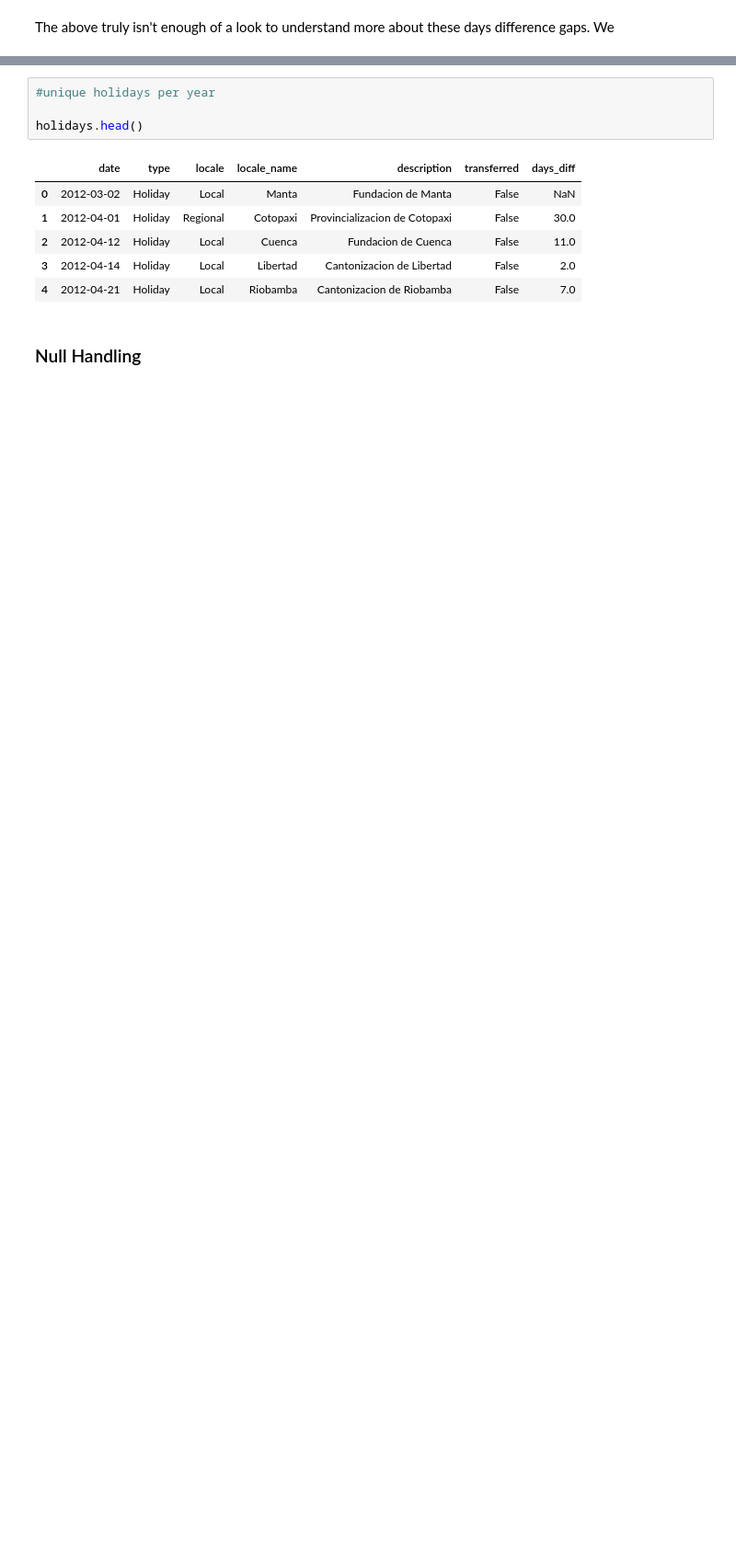
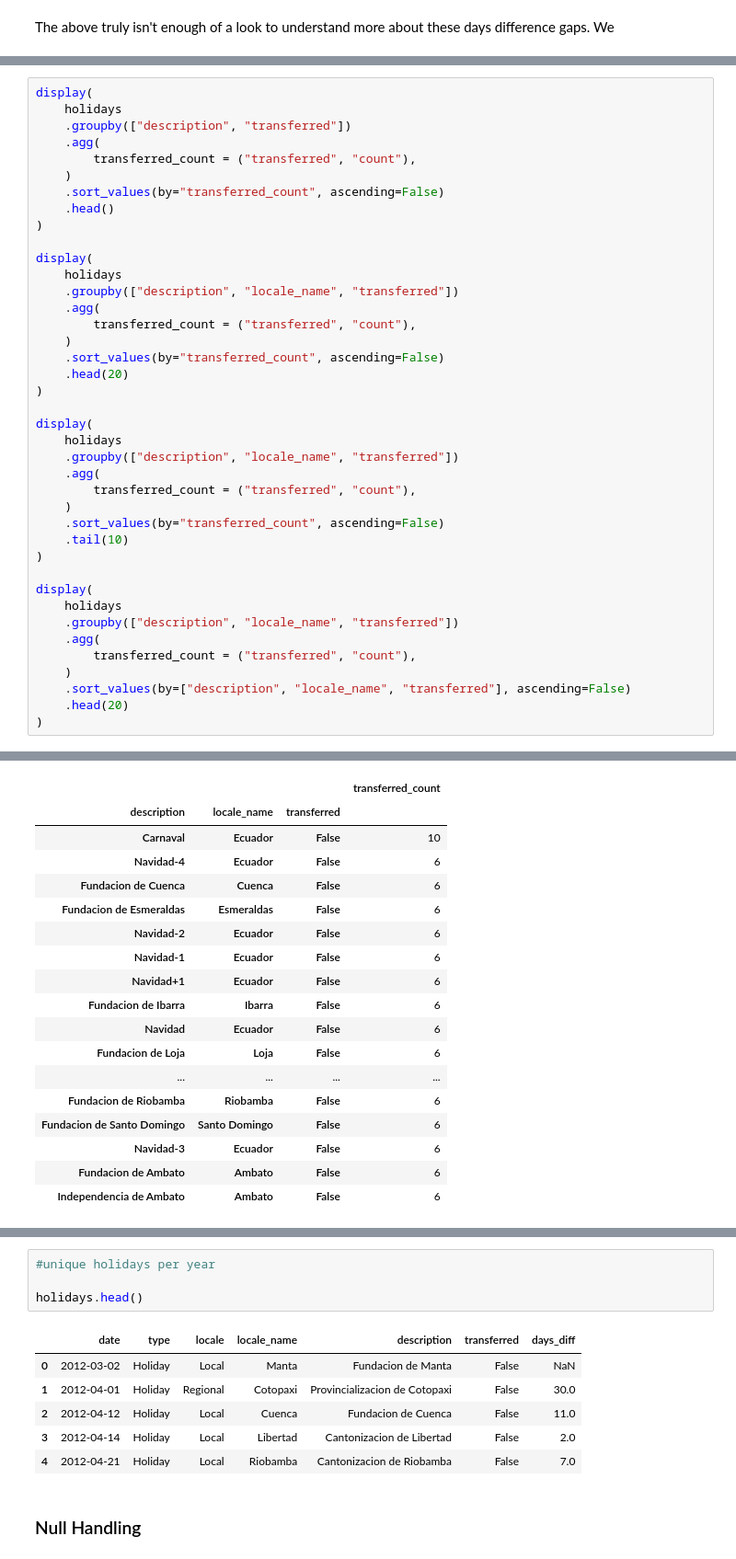
Before and after one commit to chriskuz/store_sales_time_series_forecasting, a Jupyter notebook: src/data_look.ipynb, the cells around one changed output, grey strips where cells are left out. Shown at 92% size. Cells and saved outputs as stored; diff of their text form; blank space fills up the shorter version.

Commit message:
explored a lot of holidays stuff. trying to make sense of it.

```diff
--- a/src/data_look.ipynb
+++ b/src/data_look.ipynb
@@ -436,0 +491,41 @@ The above truly isn't enough of a look to understand more about these days diffe
+# %%
+display(
+    holidays
+    .groupby(["description", "transferred"])
+    .agg(
+        transferred_count = ("transferred", "count"),
+    )
+    .sort_values(by="transferred_count", ascending=False)
+    .head()
+)
+
+display(
+    holidays
+    .groupby(["description", "locale_name", "transferred"])
+    .agg(
+        transferred_count = ("transferred", "count"),
+    )
+    .sort_values(by="transferred_count", ascending=False)
+    .head(20)
+)
+
+display(
+    holidays
+    .groupby(["description", "locale_name", "transferred"])
+    .agg(
+        transferred_count = ("transferred", "count"),
+    )
+    .sort_values(by="transferred_count", ascending=False)
+    .tail(10)
+)
+
+display(
+    holidays
+    .groupby(["description", "locale_name", "transferred"])
+    .agg(
+        transferred_count = ("transferred", "count"),
+    )
+    .sort_values(by=["description", "locale_name", "transferred"], ascending=False)
+    .head(20)
+)
+# %% [output]
@@ -436,0 +539,18 @@ The above truly isn't enough of a look to understand more about these days diffe
+|  |  |  | transferred_count |
+| description | locale_name | transferred |  |
+| Carnaval | Ecuador | False | 10 |
+| Navidad-4 | Ecuador | False | 6 |
+| Fundacion de Cuenca | Cuenca | False | 6 |
+| Fundacion de Esmeraldas | Esmeraldas | False | 6 |
+| Navidad-2 | Ecuador | False | 6 |
+| Navidad-1 | Ecuador | False | 6 |
+| Navidad+1 | Ecuador | False | 6 |
+| Fundacion de Ibarra | Ibarra | False | 6 |
+| Navidad | Ecuador | False | 6 |
+| Fundacion de Loja | Loja | False | 6 |
+| ... | ... | ... | ... |
+| Fundacion de Riobamba | Riobamba | False | 6 |
+| Fundacion de Santo Domingo | Santo Domingo | False | 6 |
+| Navidad-3 | Ecuador | False | 6 |
+| Fundacion de Ambato | Ambato | False | 6 |
+| Independencia de Ambato | Ambato | False | 6 |
```
Also changed, not shown: parts of 6 cells of this notebook.
